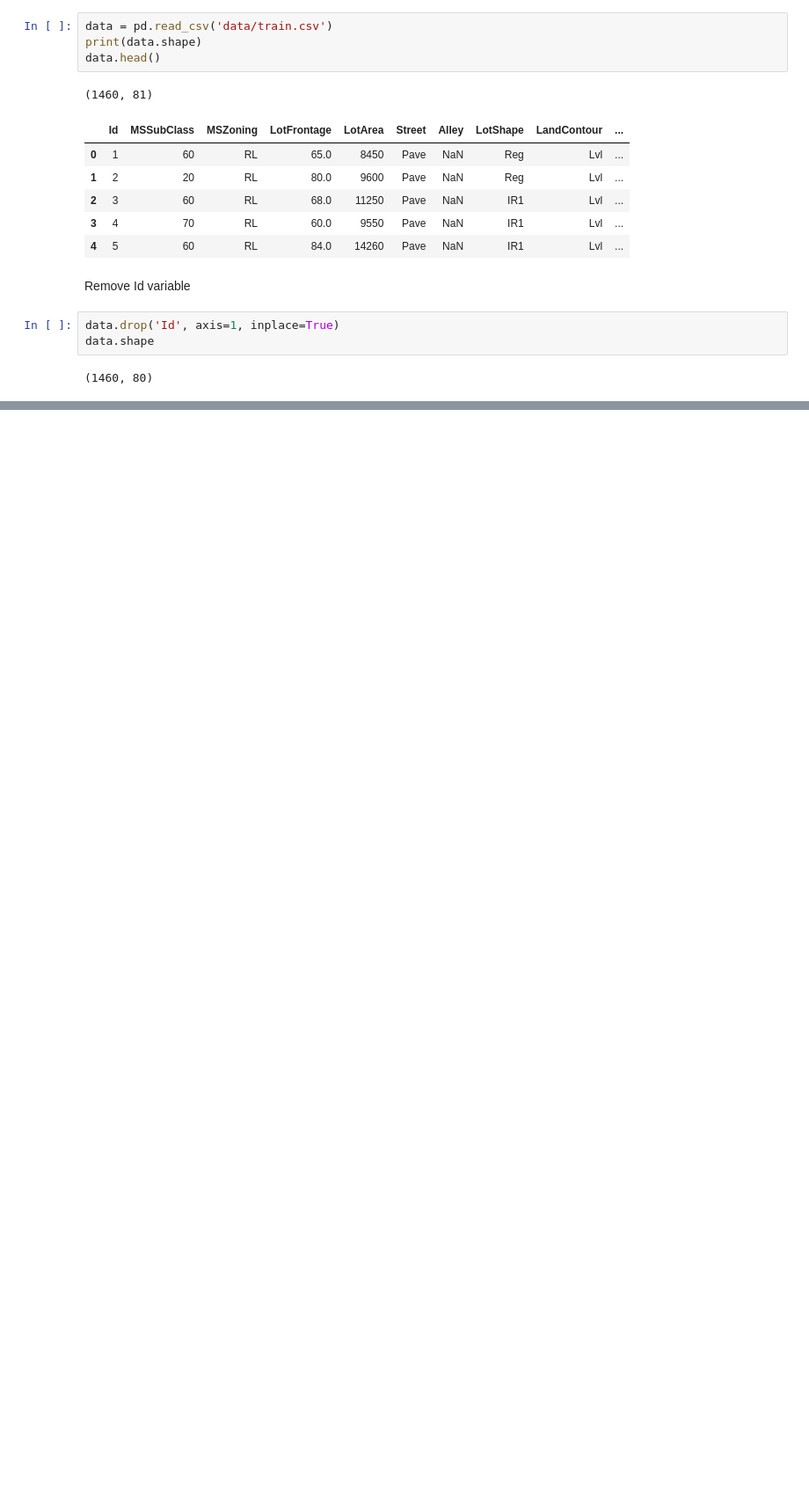
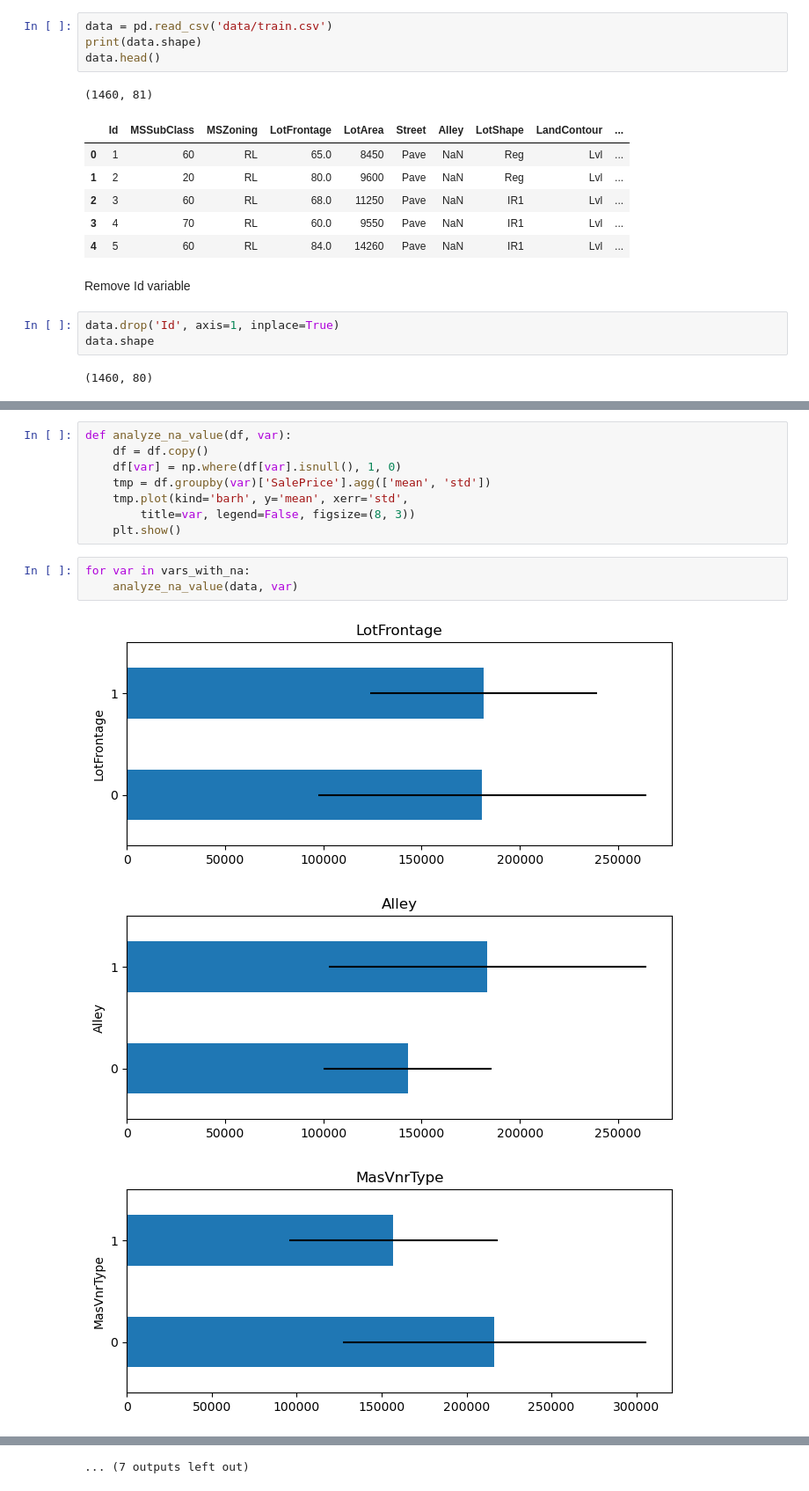
Before and after one commit to skjdaniel/deploying-ml-models, a Jupyter notebook: develop-model.ipynb, the cells around one changed output, grey strips where cells are left out. Shown at 88% size. Drawn from its saved outputs; the diff is of its cells as text; blank space fills up the shorter version.

```diff
--- a/develop-model.ipynb
+++ b/develop-model.ipynb
@@ -32,0 +149,15 @@ data.shape
+# %%
+def analyze_na_value(df, var):
+    df = df.copy()
+    df[var] = np.where(df[var].isnull(), 1, 0)
+    tmp = df.groupby(var)['SalePrice'].agg(['mean', 'std'])
+    tmp.plot(kind='barh', y='mean', xerr='std',
+        title=var, legend=False, figsize=(8, 3))
+    plt.show()
+# %%
+for var in vars_with_na:
+    analyze_na_value(data, var)
+# %% [output]
+[figure, added]
+[figure, added]
+[figure, added]
@@ -32,0 +173 @@ data.shape
+... (7 outputs left out)
```
Also changed, not shown: parts of 22 cells of this notebook.
